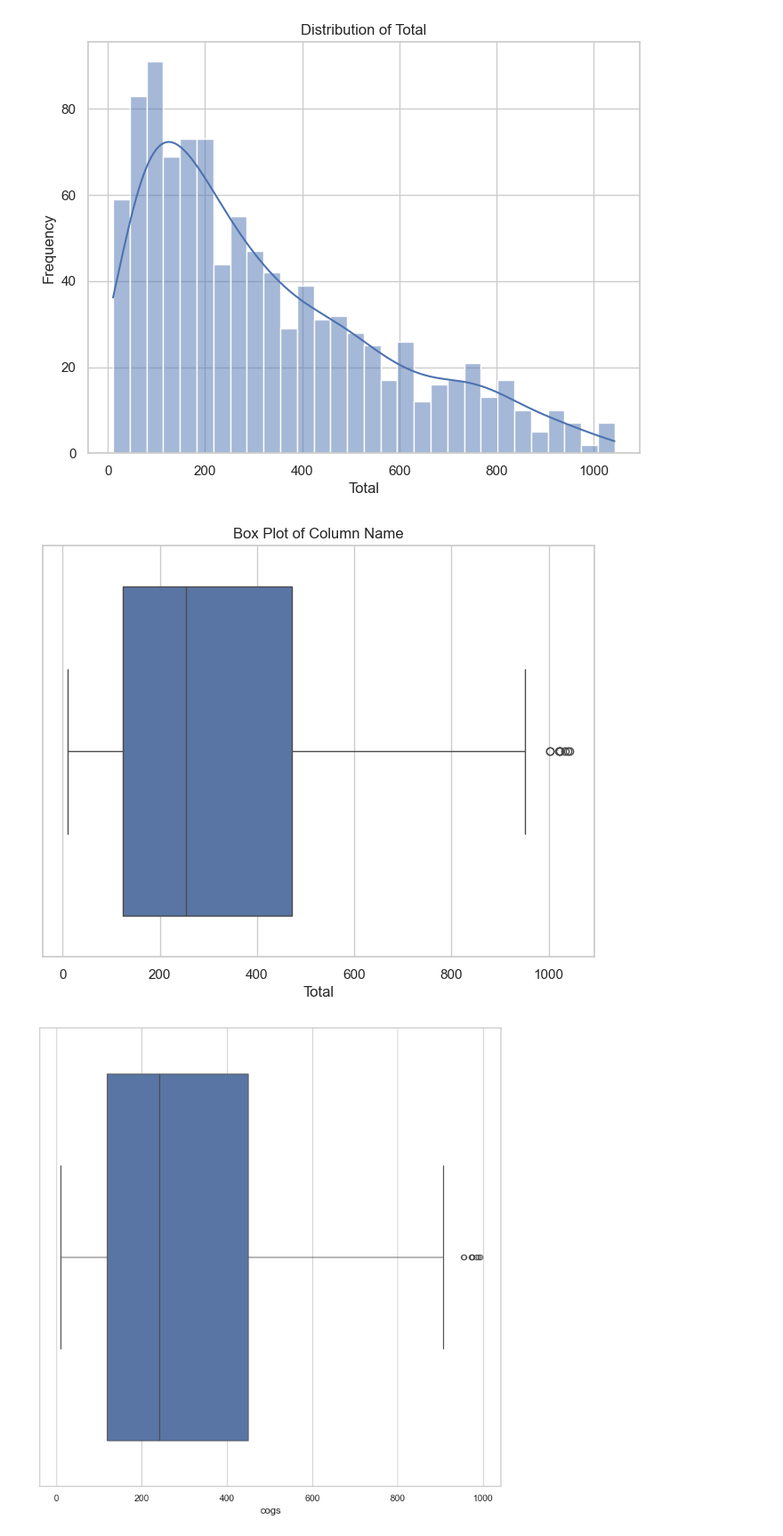
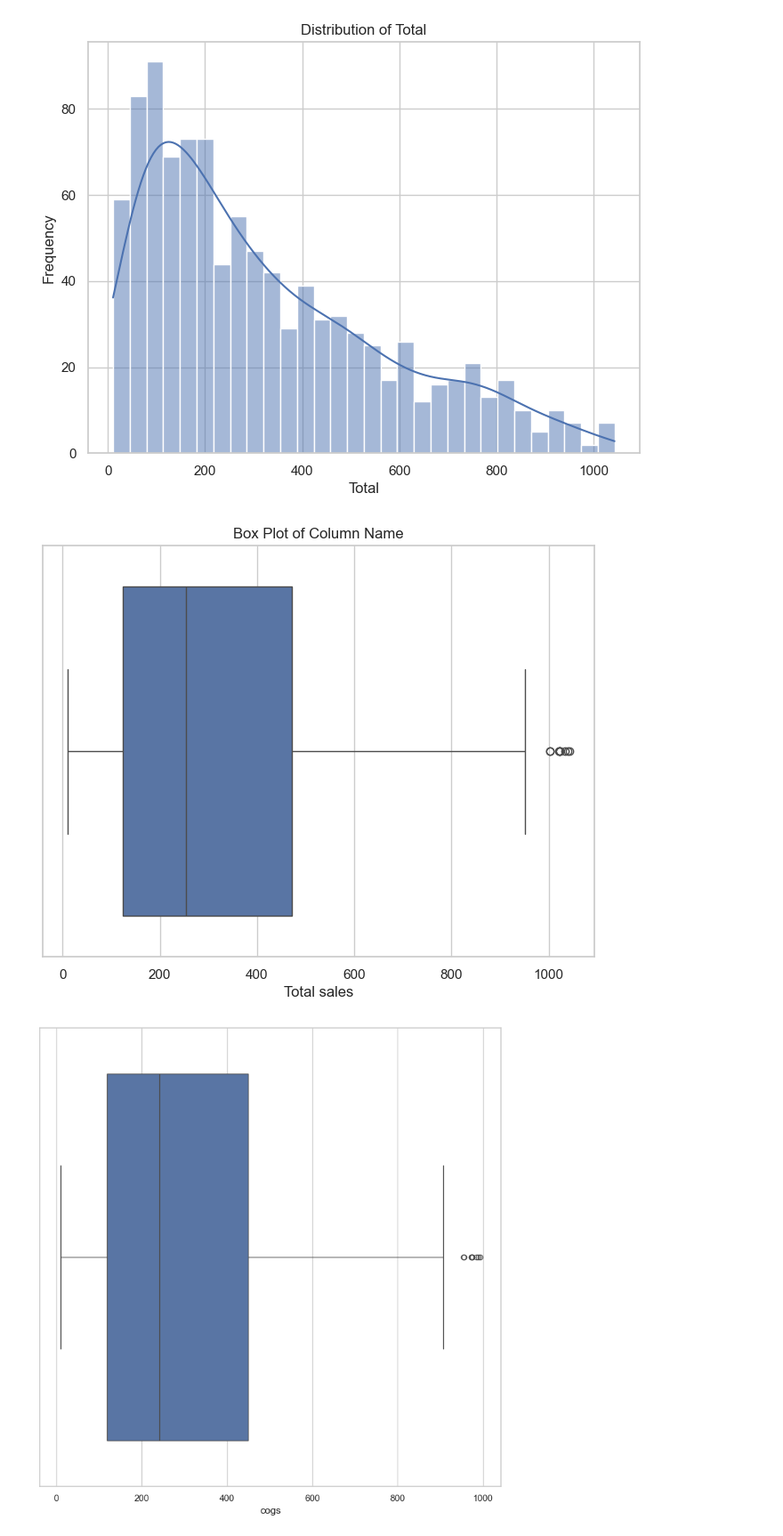
Before and after one commit to kathir79/supermarket-sales-prediction, a Jupyter notebook: supermarket-1.ipynb, the cells around one changed output. Shown at 89% size. Cells and saved outputs as stored; diff of their text form; code cells hidden in the pictures.

```diff
--- a/supermarket-1.ipynb
+++ b/supermarket-1.ipynb
@@ -136,11 +136,11 @@ plt.show()
 [figure]
 # %%
 plt.figure(figsize=(8, 6))
-sns.boxplot(x=data['Total'])
+sns.boxplot(x=data['Total sales'])
 plt.title('Box Plot of Column Name')
 plt.show()
 # %% [output]
-[figure, old version]
+[figure, new version]
 # %%
 data.columns
 plt.figure(figsize=(10,10))
```
Also changed, not shown: parts of 14 cells of this notebook, 1 other file.
